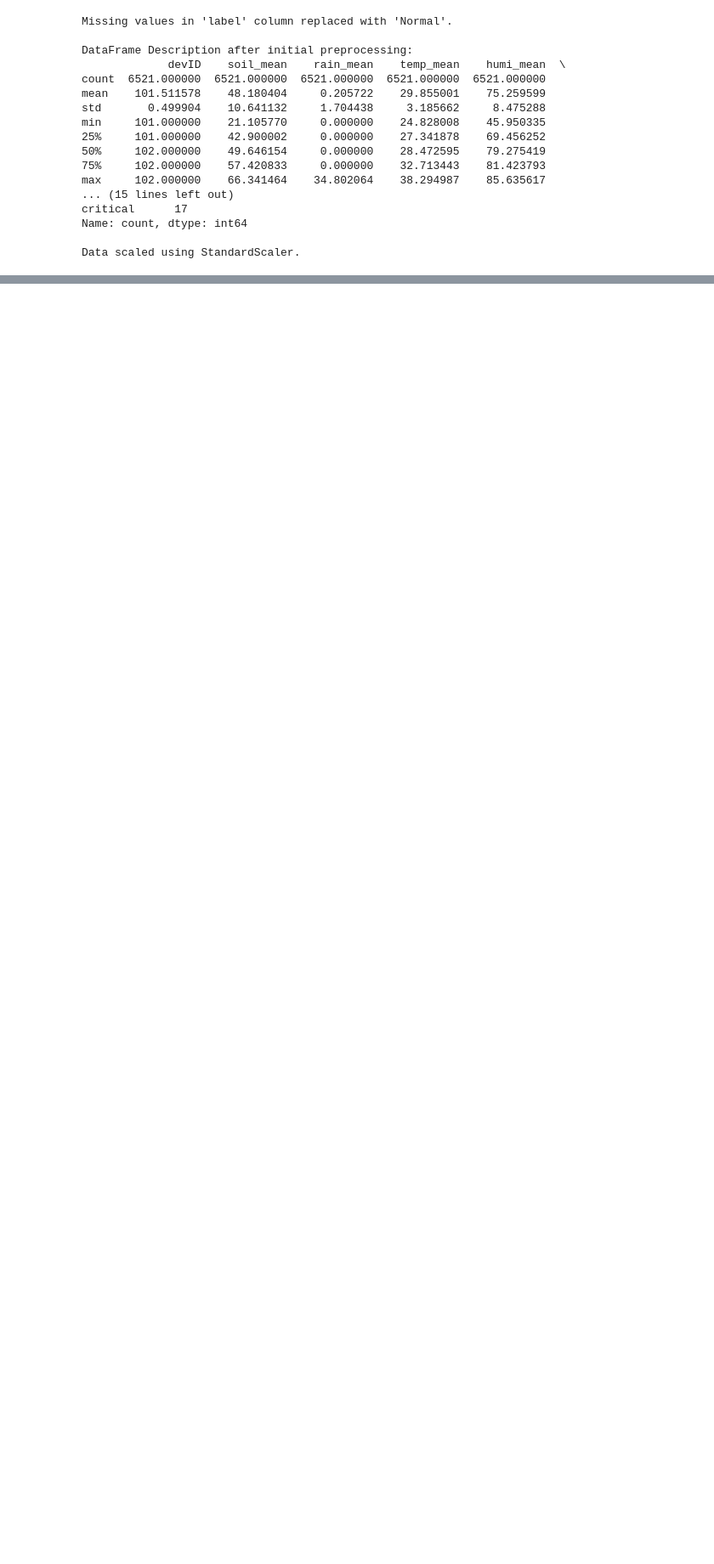
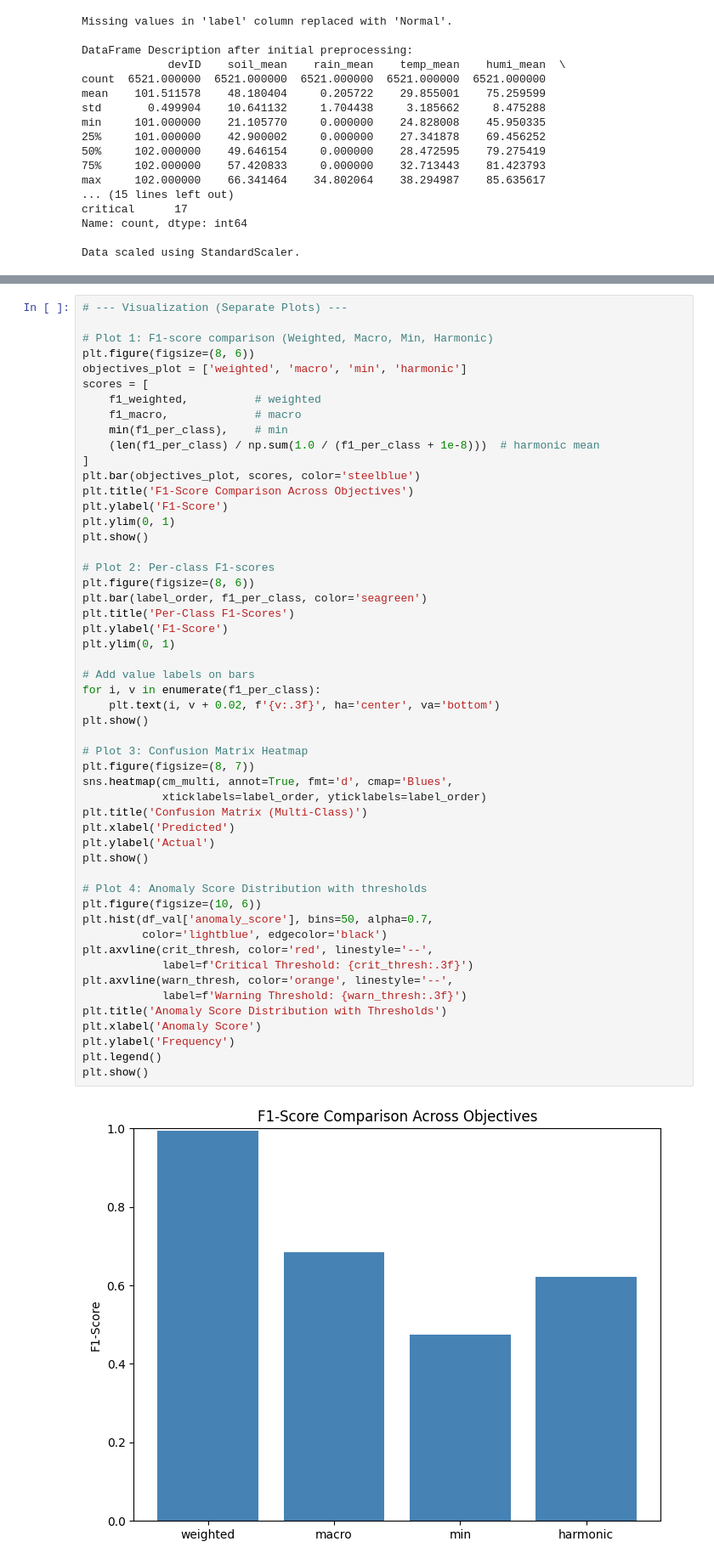
Before and after one commit to Ahmadaduwa/Landslide, a Jupyter notebook: models/IsalationForest/find_Thresholds.ipynb, the cells around one changed output, grey strips where cells are left out. Shown at 85% size. Saved outputs shown, nothing was run; the diff lists cells and outputs as text; blank space fills up the shorter version.

```diff
--- a/models/IsalationForest/find_Thresholds.ipynb
+++ b/models/IsalationForest/find_Thresholds.ipynb
@@ -643,0 +604,54 @@ plt.show()
+# %%
+# --- Visualization (Separate Plots) ---
+
+# Plot 1: F1-score comparison (Weighted, Macro, Min, Harmonic)
+plt.figure(figsize=(8, 6))
+objectives_plot = ['weighted', 'macro', 'min', 'harmonic']
+scores = [
+    f1_weighted,          # weighted
+    f1_macro,             # macro
+    min(f1_per_class),    # min
+    (len(f1_per_class) / np.sum(1.0 / (f1_per_class + 1e-8)))  # harmonic mean
+]
+plt.bar(objectives_plot, scores, color='steelblue')
+plt.title('F1-Score Comparison Across Objectives')
+plt.ylabel('F1-Score')
+plt.ylim(0, 1)
+plt.show()
+
+# Plot 2: Per-class F1-scores
+plt.figure(figsize=(8, 6))
+plt.bar(label_order, f1_per_class, color='seagreen')
+plt.title('Per-Class F1-Scores')
+plt.ylabel('F1-Score')
+plt.ylim(0, 1)
+
+# Add value labels on bars
+for i, v in enumerate(f1_per_class):
+    plt.text(i, v + 0.02, f'{v:.3f}', ha='center', va='bottom')
+plt.show()
+
+# Plot 3: Confusion Matrix Heatmap
+plt.figure(figsize=(8, 7))
+sns.heatmap(cm_multi, annot=True, fmt='d', cmap='Blues',
+            xticklabels=label_order, yticklabels=label_order)
+plt.title('Confusion Matrix (Multi-Class)')
+plt.xlabel('Predicted')
+plt.ylabel('Actual')
+plt.show()
+
+# Plot 4: Anomaly Score Distribution with thresholds
+plt.figure(figsize=(10, 6))
+plt.hist(df_val['anomaly_score'], bins=50, alpha=0.7,
+         color='lightblue', edgecolor='black')
+plt.axvline(crit_thresh, color='red', linestyle='--',
+            label=f'Critical Threshold: {crit_thresh:.3f}')
+plt.axvline(warn_thresh, color='orange', linestyle='--',
+            label=f'Warning Threshold: {warn_thresh:.3f}')
+plt.title('Anomaly Score Distribution with Thresholds')
+plt.xlabel('Anomaly Score')
+plt.ylabel('Frequency')
+plt.legend()
+plt.show()
+# %% [output]
+[figure, added]
```
Also changed, not shown: parts of 5 cells of this notebook, 3 other files.
